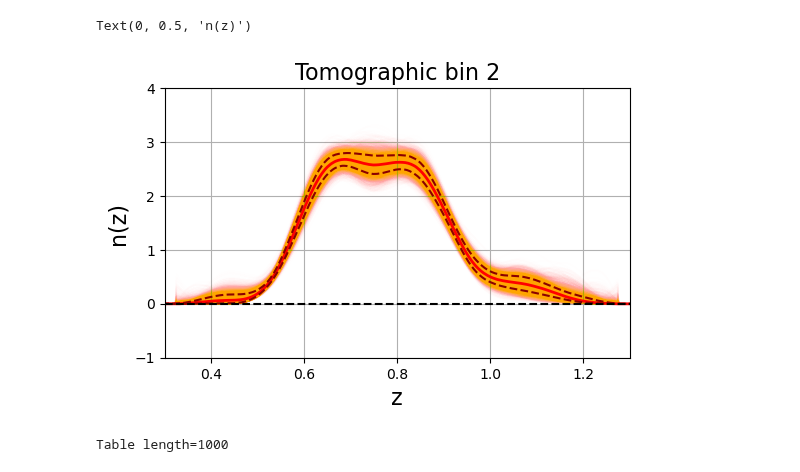
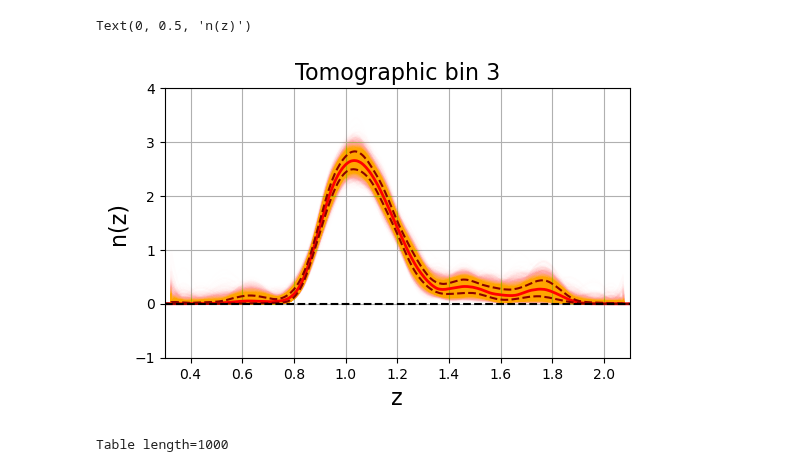
Before and after one commit to JeanCHDJdev/desi-y3-hsc, a Jupyter notebook: src/statistics/nb/distrib_to_samples.ipynb, the cells around one changed output. Cells and saved outputs as stored; diff of their text form; code cells hidden in the pictures.

```diff
--- a/src/statistics/nb/distrib_to_samples.ipynb
+++ b/src/statistics/nb/distrib_to_samples.ipynb
@@ -94,33 +94,33 @@ for tomo in range(1, 5):
     tomo_samples[tomo] = complete_nz_samples
 # %%
 # let's plot an example tomographic bin
-tomo = 2
+tomo = 3
 complete_nz_samples = tomo_samples[tomo]
 plt.figure(figsize=(6, 3.5))
 plt.plot(z_eval_full, complete_nz_samples.T, color="orange", alpha=0.004)
 plt.plot(z_eval_full, np.median(complete_nz_samples, axis=0), color="red", linewidth=2)
 plt.plot(
     z_eval_full,
     np.percentile(complete_nz_samples, 16, axis=0),
     color="darkred",
     ls="--",
 )
 plt.plot(
     z_eval_full,
     np.percentile(complete_nz_samples, 84, axis=0),
     color="darkred",
     ls="--",
 )
 plt.title(f"Tomographic bin {tomo}", fontsize=16)
 plt.axhline(0, color="k", ls="--")
 plt.ylim(-1, 4)
 plt.xlim(bounds[str(tomo)])
 plt.grid()
 plt.xlabel("z", fontsize=16)
 plt.ylabel("n(z)", fontsize=16)
 # %% [output]
 Text(0, 0.5, 'n(z)')
-[figure, old version]
+[figure, new version]
 # %%
 data_set = "bs_bp_mag_vF"  # name of the dataset
 n_reals = tomo_samples[1].shape[0]
```
Also changed, not shown: parts of 3 cells of this notebook, 5 other files.
